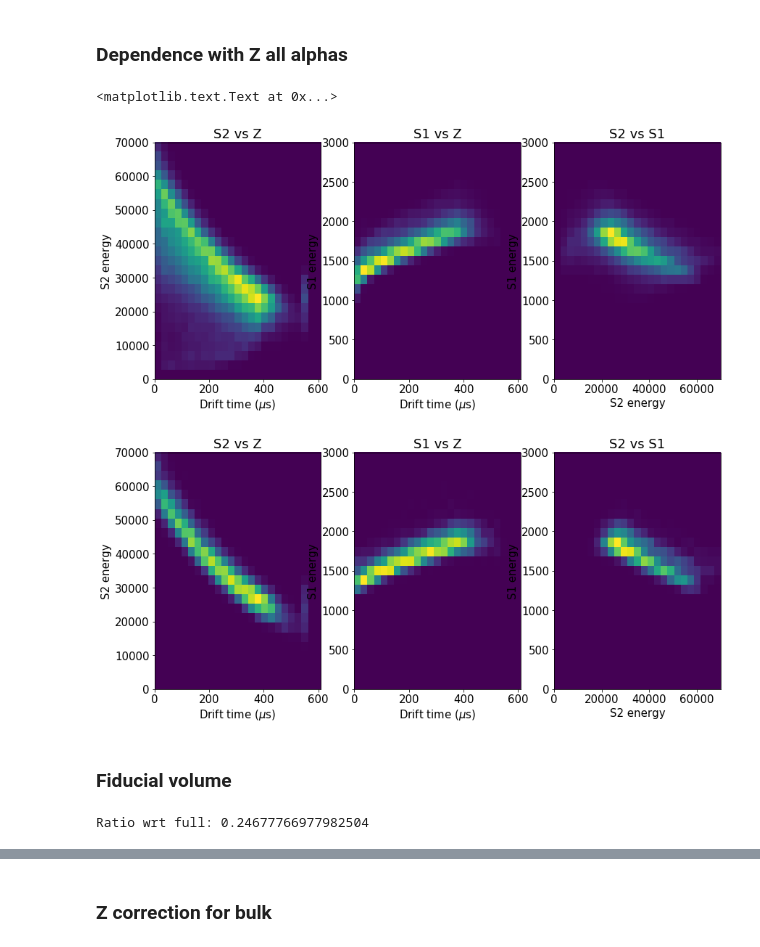
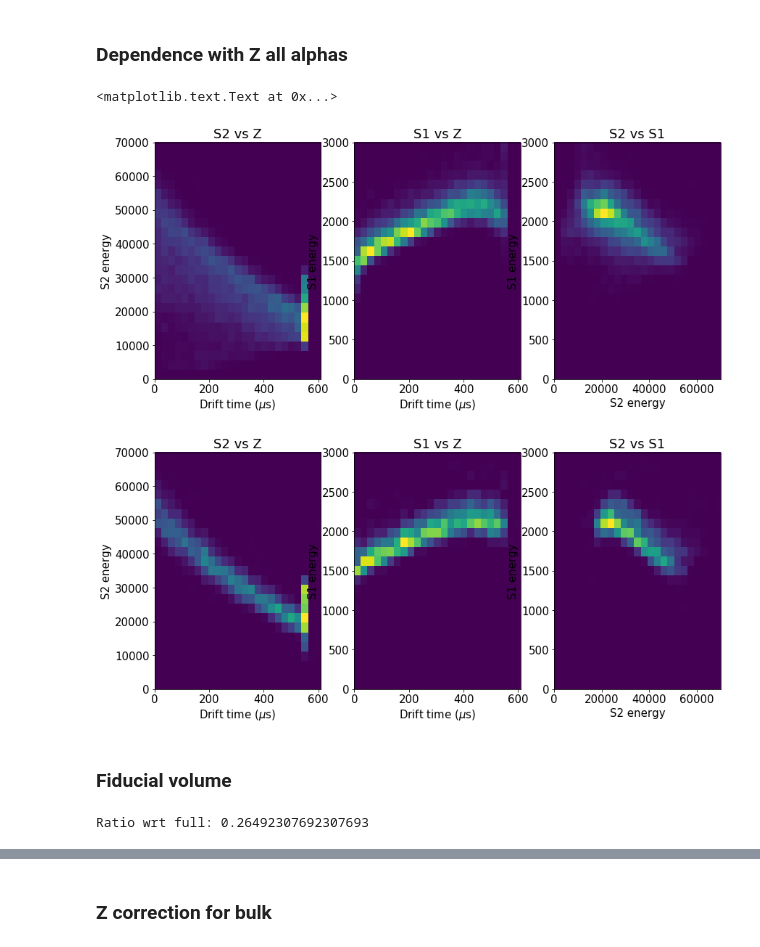
Before and after one commit to bpalmeiro/ICARO, a Jupyter notebook: icaro/Kryptonite/alphas-lifetime.ipynb, the cells around one changed output, grey strips where cells are left out. Saved outputs shown, nothing was run; the diff lists cells and outputs as text; code cells hidden in the pictures.

```diff
--- a/icaro/Kryptonite/alphas-lifetime.ipynb
+++ b/icaro/Kryptonite/alphas-lifetime.ipynb
@@ -78,7 +78,7 @@ fitOpt  = "r"
 # %% [markdown]
 ### Run Parameters
 # %%
-run_number = 3628
+#run_number = 3628
 #run_number = 3645
 #run_number = 3715
 #run_number = 3724
@@ -106,6 +106,13 @@ run_number = 3628
 #run_number = 3883
 
 #run_number = 3614
+
+#run_number =  3988
+#run_number =  3998
+#run_number = 4002
+#run_number = 4021
+#run_number = 4027
+run_number = 4029
 # %%
 DataPMT = load_db.DataPMT(run_number)
 DataSiPM = load_db.DataSiPM(run_number)
@@ -162,0 +157,2 @@ large_drift = full[full.DT > 530]
+# %%
+fid = full[full.R     <  100*units.mm] # michel sorel cuts
@@ -320,51 +290,51 @@ plt.figure(figsize=figsize)
 ax = plt.subplot(1, 3, 1)
 plt.hist2d(full.Z, full.S2e, (25, 25), range=(zrange, S2range))
 labels("Drift time ($\mu$s)", "S2 energy")
 plt.title('S2 vs Z')
 
 ax = plt.subplot(1, 3, 2)
 plt.hist2d(full.Z, full.S1e, (25, 25), range=(zrange, S1range))
 labels("Drift time ($\mu$s)", "S1 energy")
 plt.title('S1 vs Z')
 
 ax = plt.subplot(1, 3, 3)
 plt.hist2d(full.S2e, full.S1e, (25, 25), range=(S2range, S1range))
 labels("S2 energy", "S1 energy")
 plt.title('S2 vs S1')
 
 figsize=(14,6)
 plt.figure(figsize=figsize)
 ax = plt.subplot(1, 3, 1)
-plt.hist2d(msc.Z, msc.S2e, (25, 25), range=(zrange, S2range))
+plt.hist2d(fid.Z, fid.S2e, (25, 25), range=(zrange, S2range))
 labels("Drift time ($\mu$s)", "S2 energy")
 plt.title('S2 vs Z')
 
 ax = plt.subplot(1, 3, 2)
-plt.hist2d(msc.Z, msc.S1e, (25, 25), range=(zrange, S1range))
+plt.hist2d(fid.Z, fid.S1e, (25, 25), range=(zrange, S1range))
 labels("Drift time ($\mu$s)", "S1 energy")
 plt.title('S1 vs Z')
 
 ax = plt.subplot(1, 3, 3)
-plt.hist2d(msc.S2e, msc.S1e, (25, 25), range=(S2range, S1range))
+plt.hist2d(fid.S2e, fid.S1e, (25, 25), range=(S2range, S1range))
 labels("S2 energy", "S1 energy")
 plt.title('S2 vs S1')
 # %% [output]
 <matplotlib.text.Text at 0x...>
-[figure, old version]
+[figure, new version]
-[figure, old version]
+[figure, new version]
 # %% [markdown]
 ### Fiducial volume
 # %%
 #core = blk[blk.R < 100]
-core = full[full.R < 100]
+core = fid
 print("Ratio wrt full:", len(core)/len(full))
 
 cathode = full[full.Z > 500]
 #core2 = core2[core2.Z < 500]
 
-#core= msc
+#core= fid
 # %% [output]
-Ratio wrt full: 0.24677766977982504
+Ratio wrt full: 0.26492307692307693
 # %%
 xrange = -215, 215
 yrange = -215, 215
```
Also changed, not shown: parts of 38 cells of this notebook.
